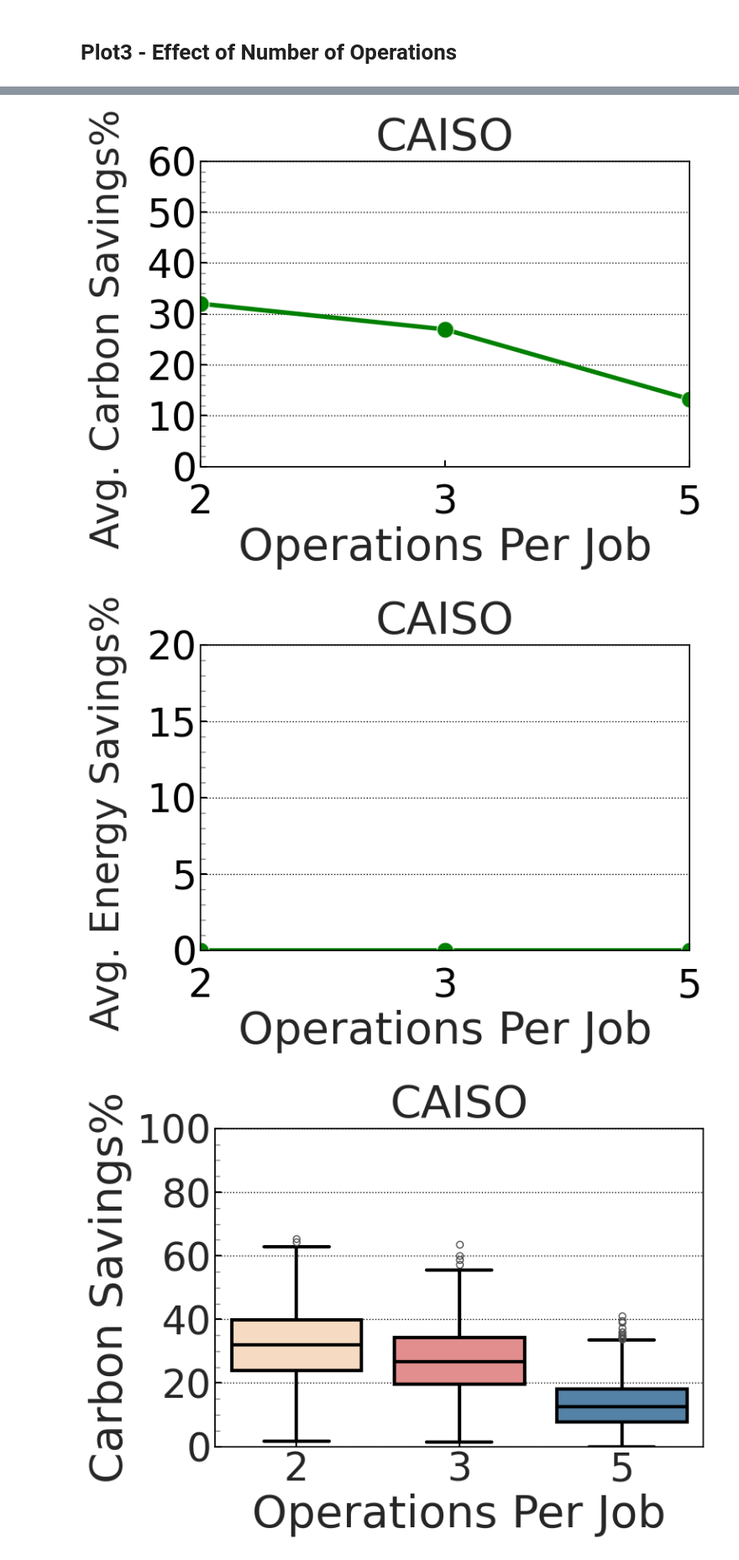
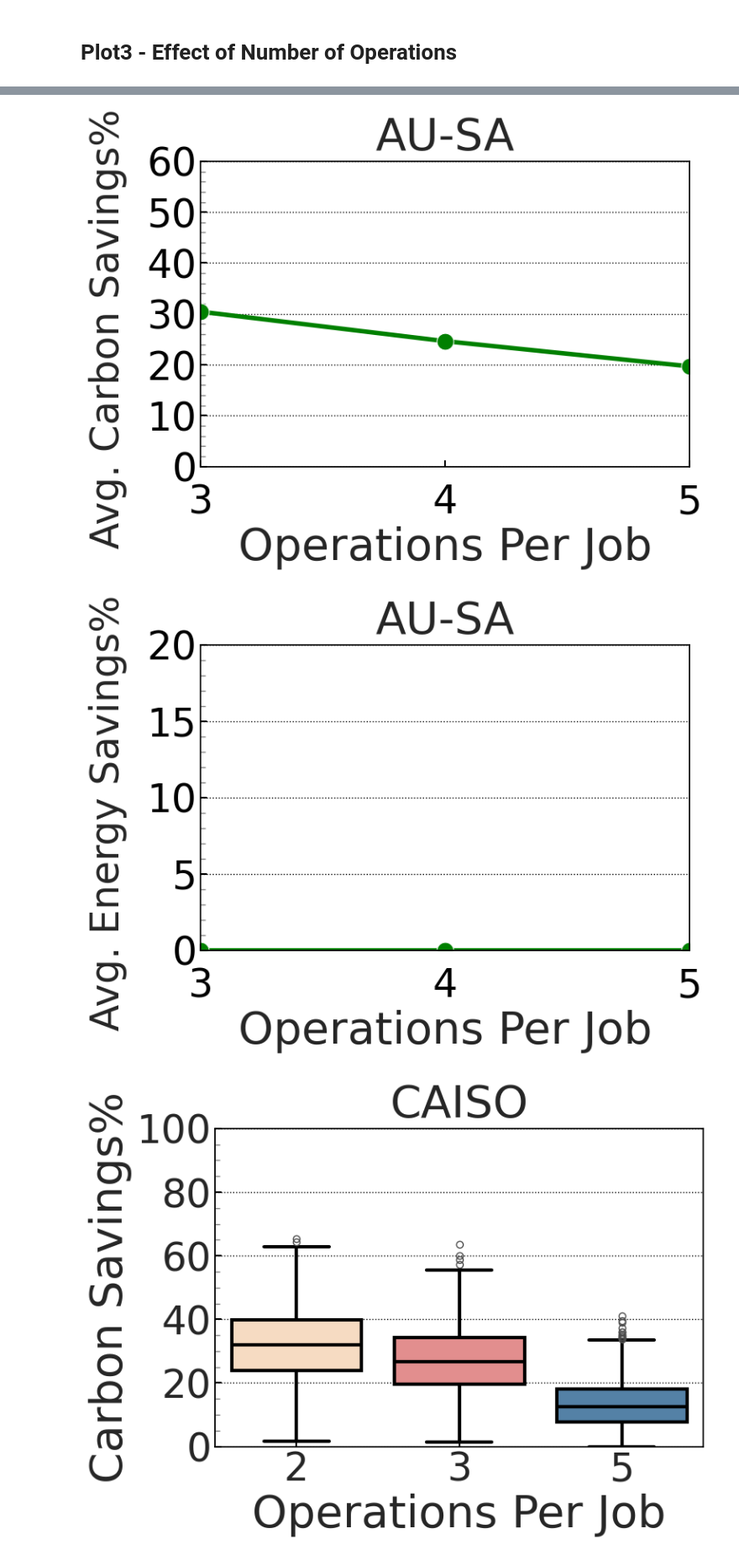
Before and after one commit to rbostandoust/GreenSys26-DAG, a Jupyter notebook: Plot/PlotCode.ipynb, the cells around one changed output, grey strips where cells are left out. Shown at 84% size. Cells and saved outputs as stored; diff of their text form; code cells hidden in the pictures.

Commit message:
Effect of number of operations added!

```diff
--- a/Plot/PlotCode.ipynb
+++ b/Plot/PlotCode.ipynb
@@ -940,26 +940,34 @@ for plot_index, plot_type in enumerate(plot_types):
 import pandas as pd
 import glob
 import os
-# location = "AU-SA"
-location = "California"
+location = "AU-SA"
+# location = "California"
 #############
 folder_type = "Homogen"
 # folder_type = "Heterogen"
 # folder_type = "Heterogen_Energy"
 ############
+DAG = True
+############
 # root_dir = f"../Logs/GeneralExp"
 root_dir = f"../Logs/GeneralExpv2/{folder_type}/{location}"
+if DAG:
+    root_dir = f"../Logs/GeneralExpv2-DAG/{folder_type}/{location}"
 num_jobs = 10
 num_servers = 5
-num_operations = 3
-list_num_operations = [2, 3, 5]
+num_operations = 4
+list_num_operations = [3, 4, 5]
+selected_stretch_factor = 1
 list_dfs = []
+
+util_final_ratio = {} # average over all instances with key = num_operations
+avg_makespan = {} #key= num_operations and stretch = 1 so opt makespan = makespan
 for num_operations in list_num_operations:
     # reading the df for a specific number of servers
     pattern = f"{num_jobs}J_{num_servers}S_{num_operations}O_MeanOp=7_v*.csv"
     csv_files = glob.glob(f"{root_dir}/{pattern}")
     df_logs = pd.concat((pd.read_csv(f) for f in csv_files), ignore_index=True)
-    df_logs = df_logs[df_logs["SlackCoeff"] == 1]
+    df_logs = df_logs[df_logs["SlackCoeff"] == selected_stretch_factor]
     # Calculating the carbon and energy savings
     # First, get baseline carbon consumption per instance where IsCarbonAware is False
     baseline = df_logs[df_logs["IsCarbonAware"] == False][["Instance", "CarbonConsumption(g)", "EnergyConsumption(kWh)"]]
@@ -975,6 +983,28 @@ for num_operations in list_num_operations:
     df_logs["EnergySavings(%)"] = df_logs["EnergySavings(%)"].round(2)
     # adding to list of dfs
     list_dfs.append(df_logs)
+    # ------ Calculate Utilization Ratio per server number
+    df_utilization = df_logs [["Instance", "IsCarbonAware", "OperationsPerJob", "SlackCoeff", "MaxMakeSpan", "MinMakeSpan", "Makespan"] + [f"Server{i}" for i in range(num_servers)]]
+    df_utilization = df_utilization[df_utilization["IsCarbonAware"] == True]
+    server_columns = [col for col in df_utilization.columns if col.startswith('Server') and col != "ServerNumber"]
+    for col in server_columns:
+        df_utilization[col] = df_utilization[col].apply(ast.literal_eval)
+    util_ratios = {} # per instance
+    df = df_utilization[df_utilization["OperationsPerJob"] == num_operations]
+    util_ratios[num_operations] = [] # per instance
+    for index, row in df.iterrows(): # per instance
+        servers_utilization = {}
+        for serverID in range(num_servers):
+            server_status = row[f"Server{serverID}"]
+            server_util = 0
+            for [job_id, operation_id, start, end] in server_status:
+                server_util += (end - start)
+            servers_utilization[serverID] = server_util
+        util_ratios[num_operations].append(np.sum(list(servers_utilization.values())) / (num_servers * row["MaxMakeSpan"]))
+    util_final_ratio[num_operations] = round(np.average(util_ratios[num_operations]) * 100, 2)
+    # ------- Calculate the average makespan
+    baseline = df_logs[df_logs["IsCarbonAware"] == True][["Makespan"]].copy()
+    avg_makespan[num_operations] = round(float(np.average(baseline["Makespan"])), 2)
     print(f"✅ Loaded and merged {len(csv_files)} files. Final shape: {df_logs.shape}")
 df_union = pd.concat(list_dfs, ignore_index=True)
 df_logs = df_union[["Instance", "OperationsPerJob", "IsCarbonAware", "MaxMakeSpan", "MinMakeSpan", "SlackCoeff", "Makespan", "CarbonConsumption(g)", "EnergyConsumption(kWh)", "CarbonSavings(%)", "EnergySavings(%)"]]
@@ -1011,7 +1046,8 @@ df_filtered = df_logs[df_logs["IsCarbonAware"] == True].copy()
 df_carbon_savings = df_filtered.groupby("OperationsPerJob")["CarbonSavings(%)"].mean().reset_index()
 df_energy_savings = df_filtered.groupby("OperationsPerJob")["EnergySavings(%)"].mean().reset_index()
 df_plot = pd.merge(df_carbon_savings, df_energy_savings, on="OperationsPerJob")
-# df_plot['UtilizationRatio'] = df_plot['SlackCoeff'].map(util_final_ratio)
+df_plot['UtilizationRatio'] = df_plot['OperationsPerJob'].map(util_final_ratio)
+df_plot['AvgMakeSpan'] = df_plot['OperationsPerJob'].map(avg_makespan)
 # %%
 df_plot
 # %% [output]
@@ -1034,6 +1070,8 @@ elif location == "AU-SA":
 save_fig = True
 utilization_annotation = False
 root_dir = f"./Effect of Parameters/Operations Per Job/{folder_type}/{location}"
+if DAG:
+    root_dir = f"./Effect of Parameters-DAG/Operations Per Job/{folder_type}/{location}"
 ########
 save_data = True
 if save_data:
@@ -1108,35 +1146,35 @@ for plot_index, plot_type in enumerate(plot_types):
     # Black border and ticks
     ax.tick_params(axis='both', color='black', labelcolor='black')
     for spine in ax.spines.values():
         spine.set_edgecolor('black')
 
     ax.set_title(f"{plot_title}", fontsize=40, pad=10)
 
     # Annotate each point with UtilizationRatio
     if utilization_annotation:
         if plot_type == "Carbon Savings":
             for index, row in df_plot.iterrows():
                 utilization_ratio = row['UtilizationRatio']
                 x_pos = row['OperationsPerJob']
                 y_pos = row[column_names[plot_index]]
 
                 # If it's the first point, adjust it slightly to the right
                 if index == 0:
                     ax.text(float(x_pos) - 0.9, y_pos + 3, f"{utilization_ratio:.2f}%",
                             color='black', fontsize=12, ha='center', va='bottom')
                 else:
                     ax.text(x_pos, y_pos + 1.5, f"{utilization_ratio:.2f}%",
                             color='black', fontsize=12, ha='center', va='bottom')
 
     plt.tight_layout()
     if save_fig:
         plt.savefig(save_file_path, dpi=300, bbox_inches='tight')
         pdf_save_path = save_file_path.replace(".png", ".pdf")
         plt.savefig(pdf_save_path, format='pdf', dpi=300, bbox_inches='tight')
     plt.show()
 # %% [output]
-[figure, old version]
+[figure, new version]
-[figure, old version]
+[figure, new version]
 # %%
 import matplotlib.pyplot as plt
 import seaborn as sns
```
Also changed, not shown: parts of 5 cells of this notebook, 7 other files.
